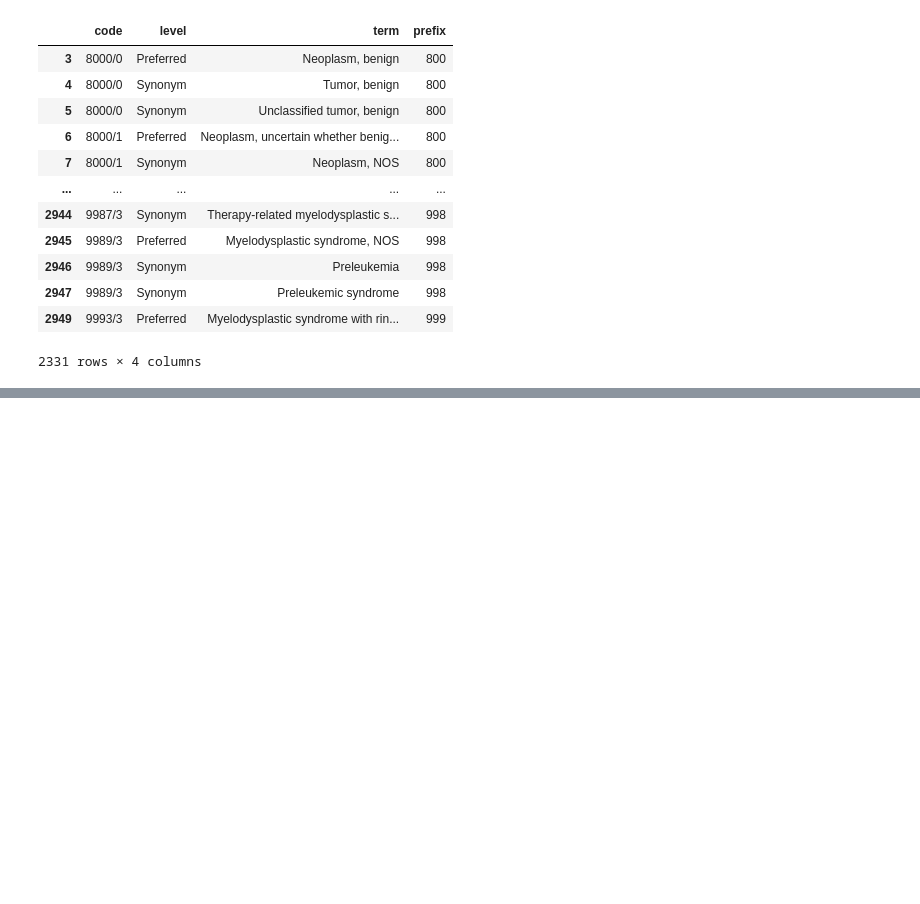
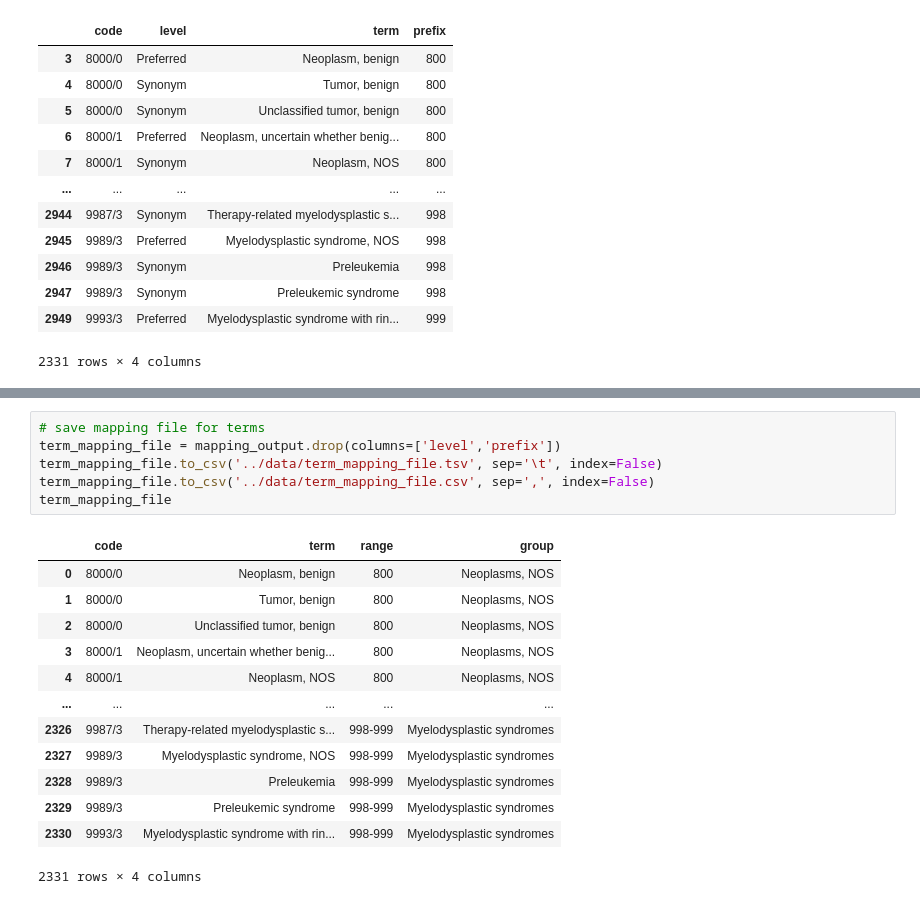
Before and after one commit to Chloe-Thangavelu/ICDO_Diagnosis_Mapper, a Jupyter notebook: notebooks/01_explore_and_build_mapping.ipynb, the cells around one changed output, grey strips where cells are left out. Saved outputs shown, nothing was run; the diff lists cells and outputs as text; blank space fills up the shorter version.

```diff
--- a/notebooks/01_explore_and_build_mapping_2.ipynb
+++ b/notebooks/01_explore_and_build_mapping.ipynb
@@ -182,0 +208,20 @@ mapping_output
+# %%
+# save mapping file for terms
+term_mapping_file = mapping_output.drop(columns=['level','prefix'])
+term_mapping_file.to_csv('../data/term_mapping_file.tsv', sep='\t', index=False)
+term_mapping_file.to_csv('../data/term_mapping_file.csv', sep=',', index=False)
+term_mapping_file
+# %% [output]
+|  | code | term | range | group |
+| 0 | 8000/0 | Neoplasm, benign | 800 | Neoplasms, NOS |
+| 1 | 8000/0 | Tumor, benign | 800 | Neoplasms, NOS |
+| 2 | 8000/0 | Unclassified tumor, benign | 800 | Neoplasms, NOS |
+| 3 | 8000/1 | Neoplasm, uncertain whether benig... | 800 | Neoplasms, NOS |
+| 4 | 8000/1 | Neoplasm, NOS | 800 | Neoplasms, NOS |
+| ... | ... | ... | ... | ... |
+| 2326 | 9987/3 | Therapy-related myelodysplastic s... | 998-999 | Myelodysplastic syndromes |
+| 2327 | 9989/3 | Myelodysplastic syndrome, NOS | 998-999 | Myelodysplastic syndromes |
+| 2328 | 9989/3 | Preleukemia | 998-999 | Myelodysplastic syndromes |
+| 2329 | 9989/3 | Preleukemic syndrome | 998-999 | Myelodysplastic syndromes |
+| 2330 | 9993/3 | Myelodysplastic syndrome with rin... | 998-999 | Myelodysplastic syndromes |
+2331 rows × 4 columns
```
Also changed, not shown: parts of 4 cells of this notebook, 7 other files.
